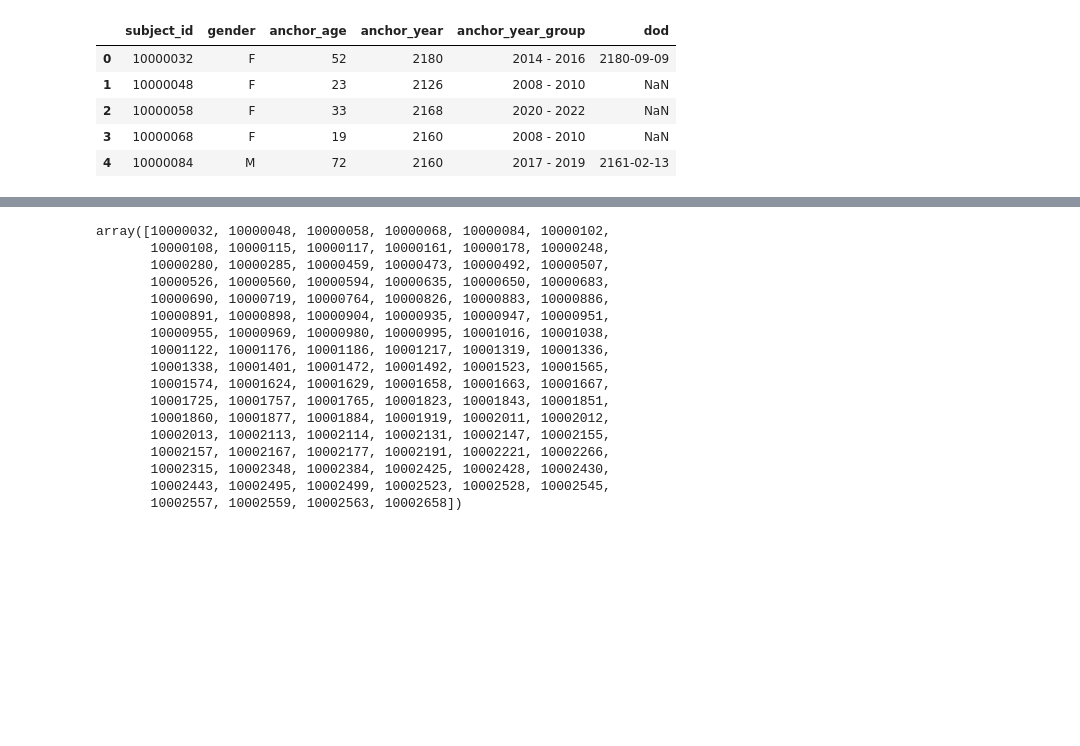
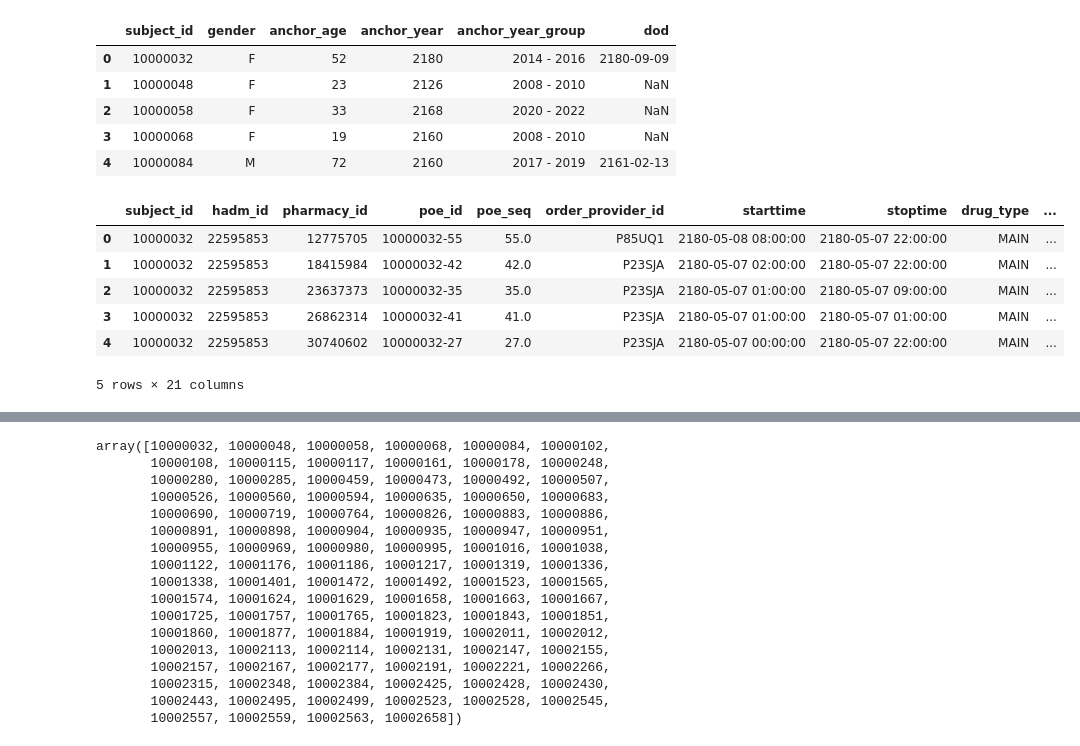
Before and after one commit to michechi/LLMSeq, a Jupyter notebook: src/preprocessing_no_pyhealth.ipynb, the cells around one changed output, grey strips where cells are left out. Cells and saved outputs as stored; diff of their text form; code cells hidden in the pictures; blank space fills up the shorter version.

```diff
--- a/src/preprocessing_no_pyhealth.ipynb
+++ b/src/preprocessing_no_pyhealth.ipynb
@@ -80,6 +80,16 @@ patients.head(5)
 | 2 | 10000058 | F | 33 | 2168 | 2020 - 2022 | NaN |
 | 3 | 10000068 | F | 19 | 2160 | 2008 - 2010 | NaN |
 | 4 | 10000084 | M | 72 | 2160 | 2017 - 2019 | 2161-02-13 |
+# %%
+prescriptions.head(5)
+# %% [output]
+|  | subject_id | hadm_id | pharmacy_id | poe_id | poe_seq | order_provider_id | starttime | stoptime | drug_type | ... |
+| 0 | 10000032 | 22595853 | 12775705 | 10000032-55 | 55.0 | P85UQ1 | 2180-05-08 08:00:00 | 2180-05-07 22:00:00 | MAIN | ... |
+| 1 | 10000032 | 22595853 | 18415984 | 10000032-42 | 42.0 | P23SJA | 2180-05-07 02:00:00 | 2180-05-07 22:00:00 | MAIN | ... |
+| 2 | 10000032 | 22595853 | 23637373 | 10000032-35 | 35.0 | P23SJA | 2180-05-07 01:00:00 | 2180-05-07 09:00:00 | MAIN | ... |
+| 3 | 10000032 | 22595853 | 26862314 | 10000032-41 | 41.0 | P23SJA | 2180-05-07 01:00:00 | 2180-05-07 01:00:00 | MAIN | ... |
+| 4 | 10000032 | 22595853 | 30740602 | 10000032-27 | 27.0 | P23SJA | 2180-05-07 00:00:00 | 2180-05-07 22:00:00 | MAIN | ... |
+5 rows × 21 columns
 # %%
 # ------------------------- STEP 3: COMPUTE AGE AT EVENTS -------------------------
 
```
Also changed, not shown: parts of 8 cells of this notebook, 4 other files.
